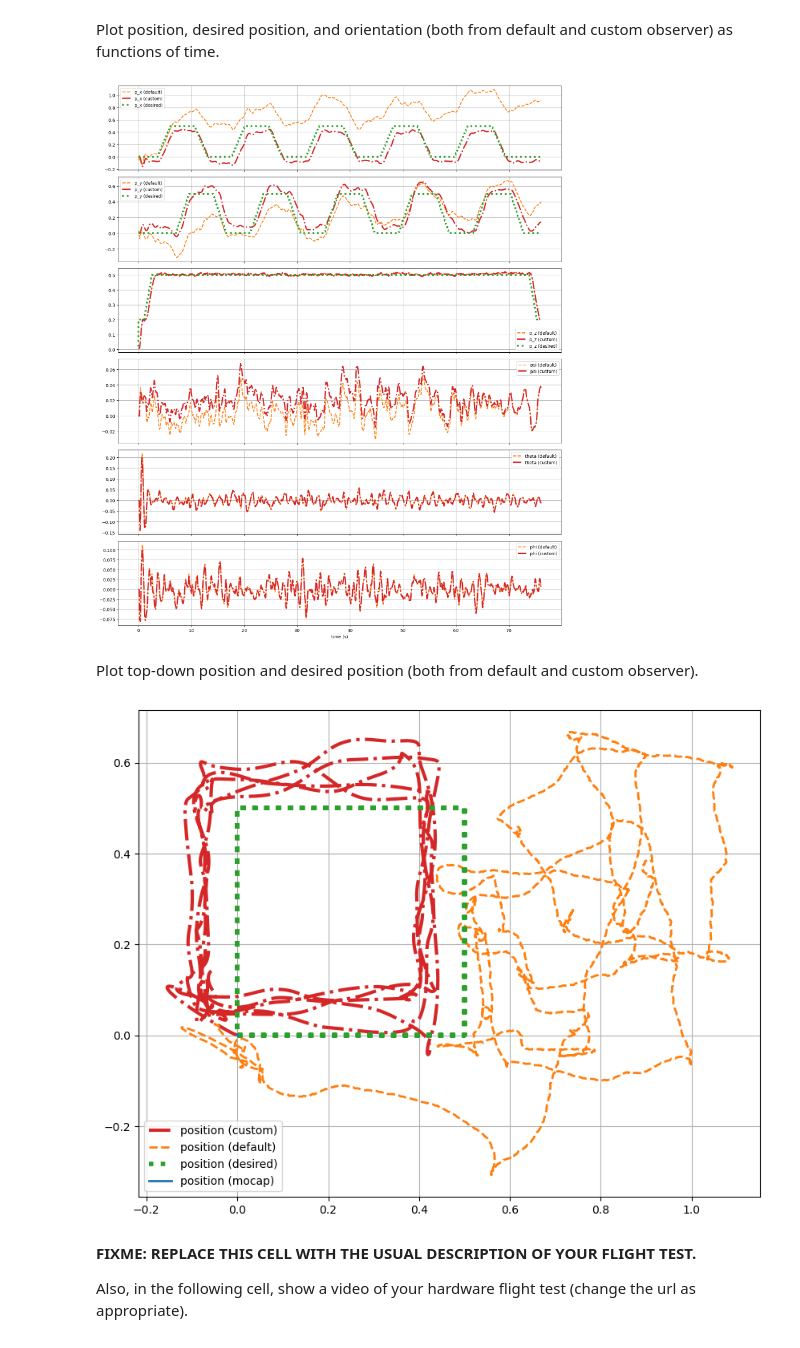
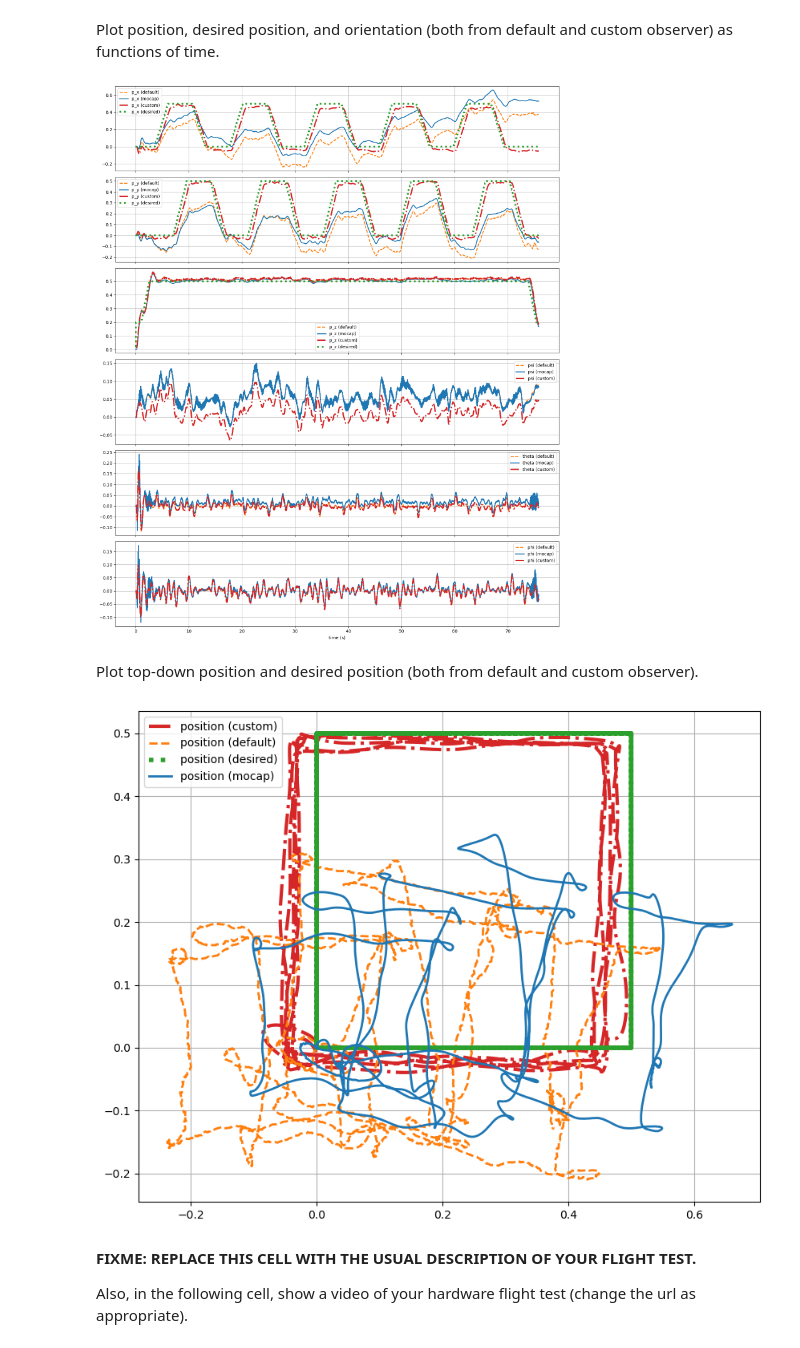
Before and after one commit to Chairless-maybe/crazyflie-client, a Jupyter notebook: lab07/03_test.ipynb, the cells around one changed output. Saved outputs shown, nothing was run; the diff lists cells and outputs as text; code cells hidden in the pictures.

```diff
--- a/lab07/03_test.ipynb
+++ b/lab07/03_test.ipynb
@@ -84,7 +84,7 @@ p_z_eq =  0.5000
 Load flight data.
 # %%
 # Load flight data
-raw_data_drone, raw_data_mocap = load_hardware_data('lab08_takeoff_04.json')
+raw_data_drone, raw_data_mocap = load_hardware_data('lab08_hover_custom_custom.json')
 
 # Resample drone data
 data_drone = resample_data_drone(
@@ -624,8 +633,8 @@ Plot position, desired position, and orientation.
 def comparison_plot(t, s_custom, s_default, s_mocap, name, ax, s_des=None):
     ax.plot(t, s_default, label=f'{name} (default)',
             color=default_color, linestyle=default_linestyle, linewidth=default_linewidth)
-#     ax.plot(t, s_mocap, label=f'{name} (mocap)',
-#             color=mocap_color, linestyle=mocap_linestyle, linewidth=mocap_linewidth)
+    ax.plot(t, s_mocap, label=f'{name} (mocap)',
+            color=mocap_color, linestyle=mocap_linestyle, linewidth=mocap_linewidth)
     ax.plot(t, s_custom, label=f'{name} (custom)',
             color=custom_color, linestyle=custom_linestyle, linewidth=custom_linewidth)
     if s_des is not None:
@@ -639,23 +648,21 @@ fig, (ax_p_x,
       ax_p_z,
       ax_psi,
       ax_theta,
-      ax_phi,
-      ax_v_x,
-      ax_v_y) = plt.subplots(8, 1, figsize=(15, 18), sharex=True, tight_layout=True)
+      ax_phi) = plt.subplots(6, 1, figsize=(15, 18), sharex=True, tight_layout=True)
 comparison_plot(t, p_x_custom, p_x_default, p_x_mocap, 'p_x', ax_p_x, s_des=p_x_des)
 comparison_plot(t, p_y_custom, p_y_default, p_y_mocap, 'p_y', ax_p_y, s_des=p_y_des)
 comparison_plot(t, p_z_custom, p_z_default, p_z_mocap, 'p_z', ax_p_z, s_des=p_z_des)
 comparison_plot(t, psi_custom, psi_default, psi_mocap, 'psi', ax_psi)
 comparison_plot(t, theta_custom, theta_default, theta_mocap, 'theta', ax_theta)
 comparison_plot(t, phi_custom, phi_default, phi_mocap, 'phi', ax_phi)
-comparison_plot(t, v_x_custom, v_x_default, 0, 'v_x', ax_v_x)
-comparison_plot(t, v_y_custom, v_y_default, 0, 'v_y', ax_v_y)
-ax_phi.set_xlabel('time (s)')
-ax_p_x.set_ylim([-0.2, 0.2])
-ax_p_y.set_ylim([-0.2, 0.2])
-ax_p_z.set_ylim([0.3, 0.7])
-ax_psi.set_ylim([-0.1, 0.1])
-ax_theta.set_ylim([-0.1, 0.1])
-ax_phi.set_ylim([-0.1, 0.1])
+# comparison_plot(t, v_x_custom, v_x_default, 0, 'v_x', ax_v_x)
+# comparison_plot(t, v_y_custom, v_y_default, 0, 'v_y', ax_v_y)
+# ax_phi.set_xlabel('time (s)')
+# ax_p_x.set_ylim([-0.2, 0.2])
+# ax_p_y.set_ylim([-0.2, 0.2])
+# ax_p_z.set_ylim([0.3, 0.7])
+# ax_psi.set_ylim([-0.1, 0.1])
+# ax_theta.set_ylim([-0.1, 0.1])
+# ax_phi.set_ylim([-0.1, 0.1])
 plt.show()
 # %% [output]
@@ -779,38 +786,46 @@ phi_custom = data['ae483log.phi']
 p_x_des = data['ae483log.p_x_des']
 p_y_des = data['ae483log.p_y_des']
 p_z_des = data['ae483log.p_z_des']
+
+# position and orientation from the motion capture system
+p_x_mocap = data_mocap['x']
+p_y_mocap = data_mocap['y']
+p_z_mocap = data_mocap['z']
+psi_mocap = data_mocap['yaw']
+theta_mocap = data_mocap['pitch']
+phi_mocap = data_mocap['roll']
 # %% [markdown]
 Plot position, desired position, and orientation (both from default and custom observer) as functions of time.
 # %%
 def comparison_plot(t, s_custom, s_default, s_mocap, name, ax, s_des=None):
     ax.plot(t, s_default, label=f'{name} (default)',
             color=default_color, linestyle=default_linestyle, linewidth=default_linewidth)
-#     ax.plot(t, s_mocap, label=f'{name} (mocap)',
-        #     color=mocap_color, linestyle=mocap_linestyle, linewidth=mocap_linewidth)
+    ax.plot(t, s_mocap, label=f'{name} (mocap)',
+            color=mocap_color, linestyle=mocap_linestyle, linewidth=mocap_linewidth)
     ax.plot(t, s_custom, label=f'{name} (custom)',
             color=custom_color, linestyle=custom_linestyle, linewidth=custom_linewidth)
     if s_des is not None:
         ax.plot(t, s_des, label=f'{name} (desired)',
                 color=desired_color, linestyle=desired_linestyle, linewidth=desired_linewidth)
     ax.legend()
     ax.grid()
 
 fig, (ax_p_x,
       ax_p_y,
       ax_p_z,
       ax_psi,
       ax_theta,
       ax_phi) = plt.subplots(6, 1, figsize=(15, 18), sharex=True, tight_layout=True)
 comparison_plot(t, p_x_custom, p_x_default, p_x_mocap, 'p_x', ax_p_x, s_des=p_x_des)
 comparison_plot(t, p_y_custom, p_y_default, p_y_mocap, 'p_y', ax_p_y, s_des=p_y_des)
 comparison_plot(t, p_z_custom, p_z_default, p_z_mocap, 'p_z', ax_p_z, s_des=p_z_des)
 comparison_plot(t, psi_custom, psi_default, psi_mocap, 'psi', ax_psi)
 comparison_plot(t, theta_custom, theta_default, theta_mocap, 'theta', ax_theta)
 comparison_plot(t, phi_custom, phi_default, phi_mocap, 'phi', ax_phi)
 ax_phi.set_xlabel('time (s)')
 plt.show()
 # %% [output]
-[figure, old version]
+[figure, new version]
 # %% [markdown]
 Plot top-down position and desired position (both from default and custom observer).
 # %%
@@ -828,7 +843,7 @@ ax.legend()
 ax.grid()
 plt.show()
 # %% [output]
-[figure, old version]
+[figure, new version]
 # %% [markdown]
 **FIXME: REPLACE THIS CELL WITH THE USUAL DESCRIPTION OF YOUR FLIGHT TEST.**
 
```
Also changed, not shown: parts of 17 cells of this notebook, 5 other files.
